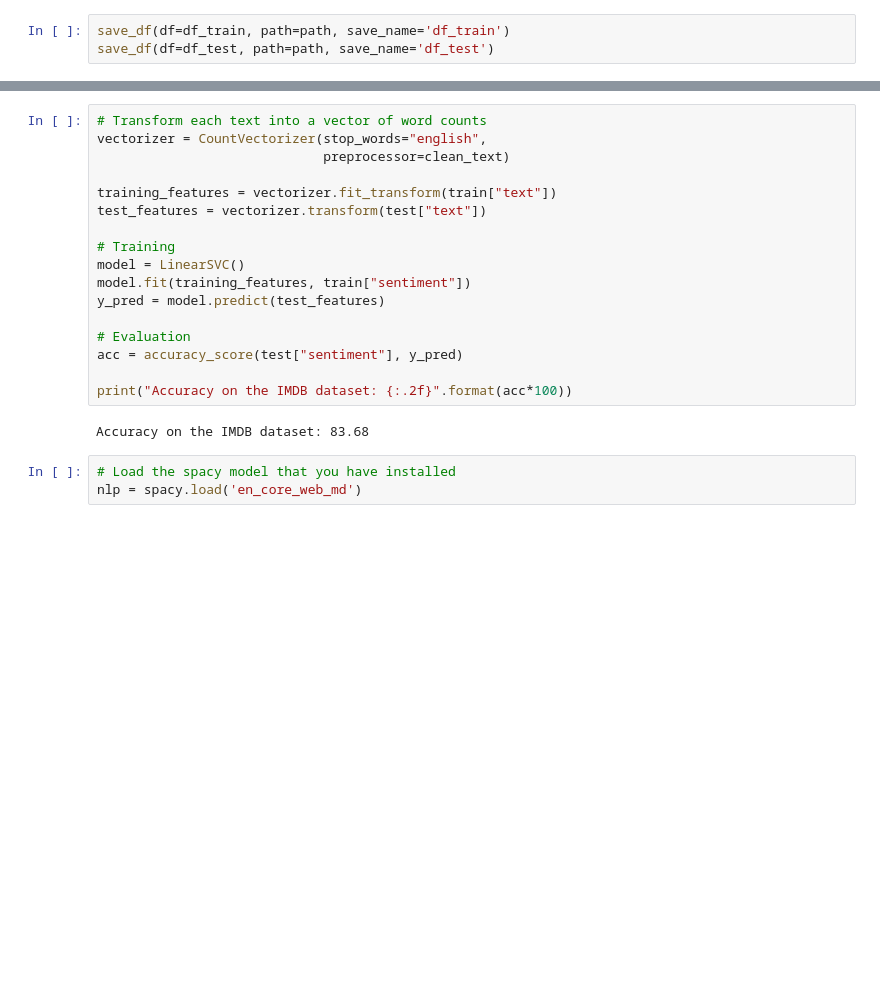
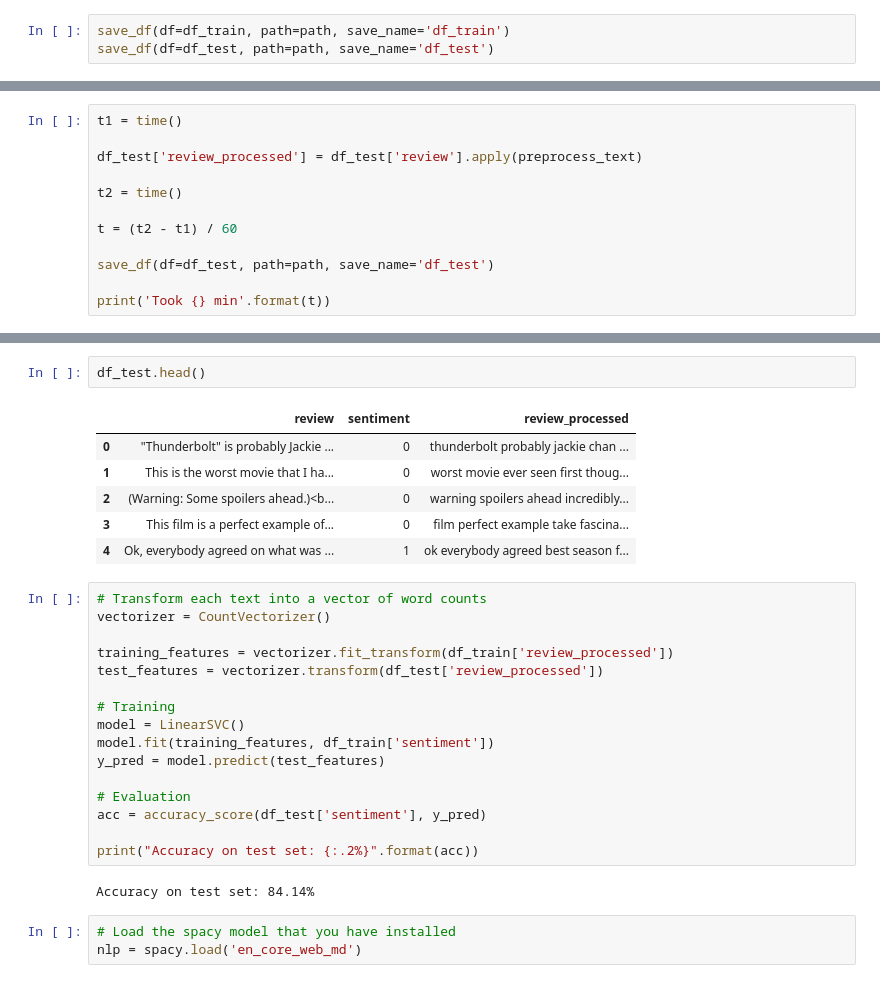
Before and after one commit to georgeliu1998/sentiment_word_embedding, a Jupyter notebook: sentiment_word_embedding.ipynb, the cells around one changed output, grey strips where cells are left out. Cells and saved outputs as stored; diff of their text form; blank space fills up the shorter version.

```diff
--- a/sentiment_word_embedding.ipynb
+++ b/sentiment_word_embedding.ipynb
@@ -160,0 +221,12 @@ def clean_text(text):
+# %%
+t1 = time()
+
+df_test['review_processed'] = df_test['review'].apply(preprocess_text)
+
+t2 = time()
+
+t = (t2 - t1) / 60
+
+save_df(df=df_test, path=path, save_name='df_test')
+
+print('Took {} min'.format(t))
@@ -161,22 +235,30 @@ def clean_text(text):
+# %%
+df_test.head()
+# %% [output]
+|  | review | sentiment | review_processed |
+| 0 | "Thunderbolt" is probably Jackie ... | 0 | thunderbolt probably jackie chan ... |
+| 1 | This is the worst movie that I ha... | 0 | worst movie ever seen first thoug... |
+| 2 | (Warning: Some spoilers ahead.)<b... | 0 | warning spoilers ahead incredibly... |
+| 3 | This film is a perfect example of... | 0 | film perfect example take fascina... |
+| 4 | Ok, everybody agreed on what was ... | 1 | ok everybody agreed best season f... |
 # %%
 # Transform each text into a vector of word counts
-vectorizer = CountVectorizer(stop_words="english",
-                             preprocessor=clean_text)
+vectorizer = CountVectorizer()
 
-training_features = vectorizer.fit_transform(train["text"])
-test_features = vectorizer.transform(test["text"])
+training_features = vectorizer.fit_transform(df_train['review_processed'])
+test_features = vectorizer.transform(df_test['review_processed'])
 
 # Training
 model = LinearSVC()
-model.fit(training_features, train["sentiment"])
+model.fit(training_features, df_train['sentiment'])
 y_pred = model.predict(test_features)
 
 # Evaluation
-acc = accuracy_score(test["sentiment"], y_pred)
+acc = accuracy_score(df_test['sentiment'], y_pred)
 
-print("Accuracy on the IMDB dataset: {:.2f}".format(acc*100))
+print("Accuracy on test set: {:.2%}".format(acc))
 # %% [output]
-Accuracy on the IMDB dataset: 83.68
+Accuracy on test set: 84.14%
 # %%
 # Load the spacy model that you have installed
 nlp = spacy.load('en_core_web_md')
```
Also changed, not shown: parts of 15 cells of this notebook.
